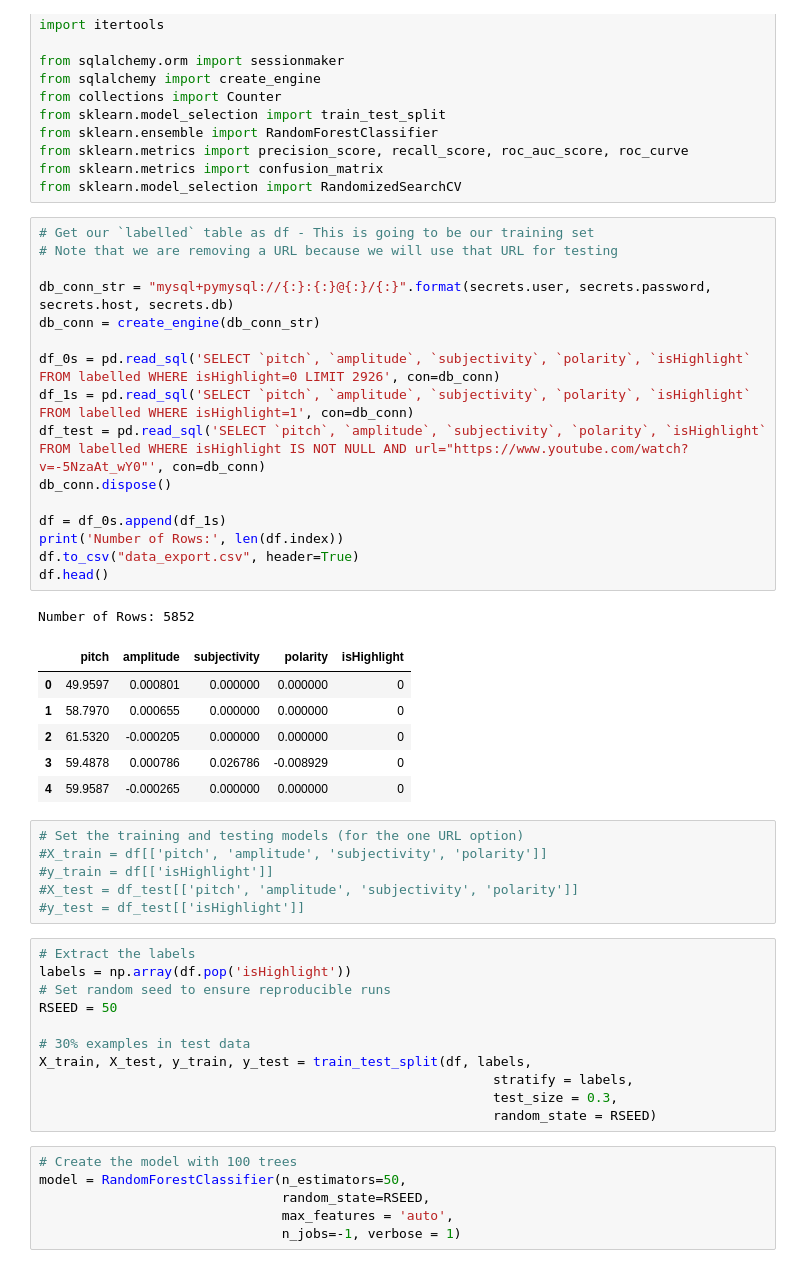
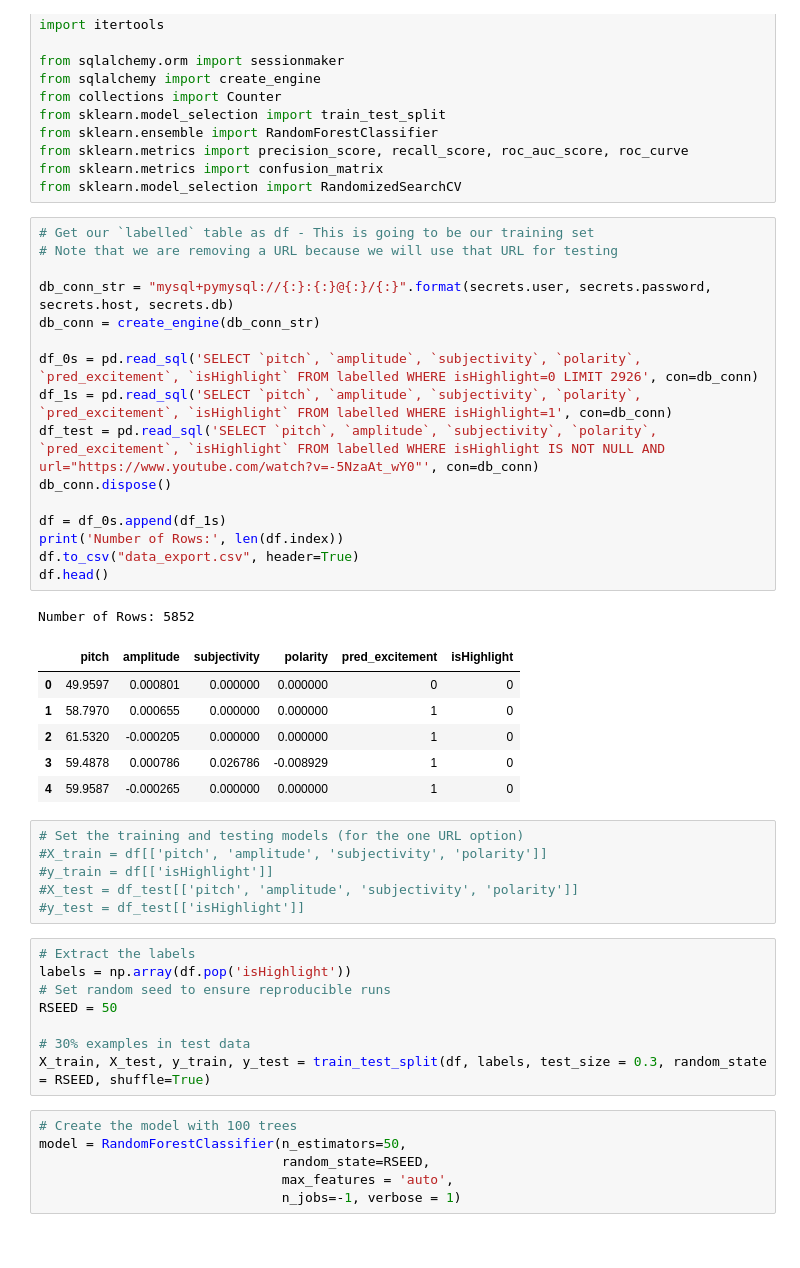
Before and after one commit to mattlianje/climactic, a Jupyter notebook: highlight-model/Random Forest.ipynb, the cells around one changed output. Cells and saved outputs as stored; diff of their text form.

```diff
--- a/highlight-model/Random Forest.ipynb
+++ b/highlight-model/Random Forest.ipynb
@@ -20,27 +20,27 @@ from sklearn.model_selection import RandomizedSearchCV
 # %%
 # Get our `labelled` table as df - This is going to be our training set
 # Note that we are removing a URL because we will use that URL for testing
 
 db_conn_str = "mysql+pymysql://{:}:{:}@{:}/{:}".format(secrets.user, secrets.password, secrets.host, secrets.db)
 db_conn = create_engine(db_conn_str)
 
-df_0s = pd.read_sql('SELECT `pitch`, `amplitude`, `subjectivity`, `polarity`, `isHighlight` FROM labelled WHERE isHighlight=0 LIMIT 2926', con=db_conn)
-df_1s = pd.read_sql('SELECT `pitch`, `amplitude`, `subjectivity`, `polarity`, `isHighlight` FROM labelled WHERE isHighlight=1', con=db_conn)
-df_test = pd.read_sql('SELECT `pitch`, `amplitude`, `subjectivity`, `polarity`, `isHighlight` FROM labelled WHERE isHighlight IS NOT NULL AND url="https://www.youtube.com/watch?v=-5NzaAt_wY0"', con=db_conn)
+df_0s = pd.read_sql('SELECT `pitch`, `amplitude`, `subjectivity`, `polarity`, `pred_excitement`, `isHighlight` FROM labelled WHERE isHighlight=0 LIMIT 2926', con=db_conn)
+df_1s = pd.read_sql('SELECT `pitch`, `amplitude`, `subjectivity`, `polarity`, `pred_excitement`, `isHighlight` FROM labelled WHERE isHighlight=1', con=db_conn)
+df_test = pd.read_sql('SELECT `pitch`, `amplitude`, `subjectivity`, `polarity`, `pred_excitement`, `isHighlight` FROM labelled WHERE isHighlight IS NOT NULL AND url="https://www.youtube.com/watch?v=-5NzaAt_wY0"', con=db_conn)
 db_conn.dispose()
 
 df = df_0s.append(df_1s)
 print('Number of Rows:', len(df.index))
 df.to_csv("data_export.csv", header=True)
 df.head()
 # %% [output]
 Number of Rows: 5852
-|  | pitch | amplitude | subjectivity | polarity | isHighlight |
-| 0 | 49.9597 | 0.000801 | 0.000000 | 0.000000 | 0 |
-| 1 | 58.7970 | 0.000655 | 0.000000 | 0.000000 | 0 |
-| 2 | 61.5320 | -0.000205 | 0.000000 | 0.000000 | 0 |
-| 3 | 59.4878 | 0.000786 | 0.026786 | -0.008929 | 0 |
-| 4 | 59.9587 | -0.000265 | 0.000000 | 0.000000 | 0 |
+|  | pitch | amplitude | subjectivity | polarity | pred_excitement | isHighlight |
+| 0 | 49.9597 | 0.000801 | 0.000000 | 0.000000 | 0 | 0 |
+| 1 | 58.7970 | 0.000655 | 0.000000 | 0.000000 | 1 | 0 |
+| 2 | 61.5320 | -0.000205 | 0.000000 | 0.000000 | 1 | 0 |
+| 3 | 59.4878 | 0.000786 | 0.026786 | -0.008929 | 1 | 0 |
+| 4 | 59.9587 | -0.000265 | 0.000000 | 0.000000 | 1 | 0 |
 # %%
 # Set the training and testing models (for the one URL option)
 #X_train = df[['pitch', 'amplitude', 'subjectivity', 'polarity']]
@@ -54,10 +54,7 @@ labels = np.array(df.pop('isHighlight'))
 RSEED = 50
 
 # 30% examples in test data
-X_train, X_test, y_train, y_test = train_test_split(df, labels,
-                                                          stratify = labels,
-                                                          test_size = 0.3,
-                                                          random_state = RSEED)
+X_train, X_test, y_train, y_test = train_test_split(df, labels, test_size = 0.3, random_state = RSEED, shuffle=True)
 # %%
 # Create the model with 100 trees
 model = RandomForestClassifier(n_estimators=50,
```
Also changed, not shown: parts of 9 cells of this notebook, 1 other file.
